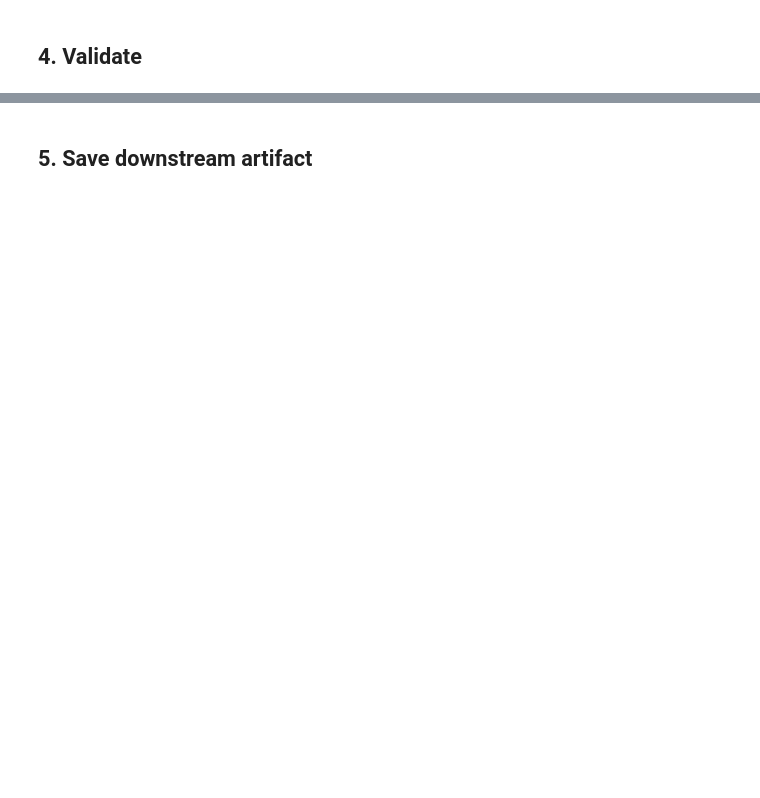
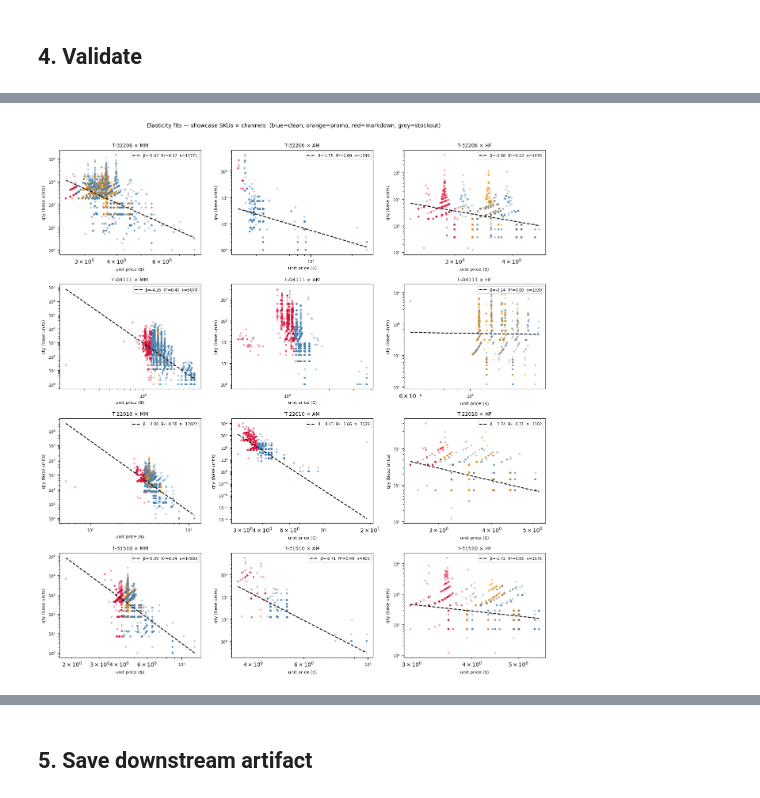
Before and after one commit to binkybarnes/pop_prompt2, a Jupyter notebook: pipeline/08_elasticity_curves.ipynb, the cells around one changed output, grey strips where cells are left out. Cells and saved outputs as stored; diff of their text form; code cells hidden in the pictures; blank space fills up the shorter version.

```diff
--- a/pipeline/08_elasticity_curves.ipynb
+++ b/pipeline/08_elasticity_curves.ipynb
@@ -11,14 +18,29 @@ For showcase SKUs, build color-coded scatter (blue/orange/red/grey) per channel
 # %% [markdown]
 ## 1. Imports
 # %%
+import sys
+from pathlib import Path
+
 import pandas as pd
 import numpy as np
-from pathlib import Path
+import matplotlib.pyplot as plt
 
 ROOT = Path.cwd().parent if Path.cwd().name == 'pipeline' else Path.cwd()
 DATA = ROOT / 'data'
 ART = ROOT / 'pipeline' / 'artifacts'
+FIG_DIR = ART / 'figures'
 ART.mkdir(parents=True, exist_ok=True)
+FIG_DIR.mkdir(parents=True, exist_ok=True)
+
+if str(ROOT) not in sys.path:
+    sys.path.insert(0, str(ROOT))
+
+# Thresholds for "we can actually fit a curve here"
+MIN_OBS          = 20    # minimum rows per (SKU, channel)
+MIN_LOG_PRICE_IQR = 0.1  # log(price) IQR — prevents fitting when price barely varies
+
+# Showcase SKUs for the scatter figure
+SHOWCASE = ['T-32206', 'F-04111', 'T-22010', 'T-31510']
 # %% [markdown]
 ## 2. Load upstream
 # %%
@@ -30,4 +134,72 @@ ART.mkdir(parents=True, exist_ok=True)
 # %% [markdown]
 ## 4. Validate
 # %%
-# TODO: shape checks, null checks, spot-check a few rows
+# ---- Check 1: showcase SKUs — every (SKU, channel) slope ------------------
+print('=== Showcase SKU elasticity slopes ===')
+show = elasticity[elasticity['ITEMNMBR'].isin(SHOWCASE)].sort_values(
+    ['ITEMNMBR', 'SALESCHANNEL'])
+cols = ['ITEMNMBR', 'SALESCHANNEL', 'n_obs', 'slope', 'r_squared',
+        'median_price', 'predicted_qty_at_median', 'is_low_data']
+print(show[cols].to_string(index=False))
+
+# ---- Check 2: per-channel slope summary -----------------------------------
+print('\n=== Slopes by channel (fitted cells only) ===')
+print(fit.groupby('SALESCHANNEL')['slope'].describe()[['count', 'mean', '50%', 'std']].to_string())
+
+# ---- Check 3: colored scatter grid — 4 showcase SKUs × 3 channels ---------
+def _color_dots(sub):
+    c = np.full(len(sub), 'steelblue', dtype=object)
+    c[sub['is_promo'].to_numpy()] = 'darkorange'
+    c[sub['is_markdown'].to_numpy()] = 'crimson'
+    c[sub['is_stockout_week'].fillna(False).astype(bool).to_numpy()] = 'lightgrey'
+    return c
+
+channels = ['MM', 'AM', 'HF']
+fig, axes = plt.subplots(len(SHOWCASE), len(channels), figsize=(13, 14))
+for i, sku in enumerate(SHOWCASE):
+    for j, chan in enumerate(channels):
+        ax = axes[i, j]
+        # Scatter uses ALL rows (including excluded-from-fit ones) so we can
+        # see stockouts greyed out against the fitted curve.
+        sub = sales[
+            (sales['ITEMNMBR'] == sku)
+            & (sales['SALESCHANNEL'] == chan)
+            & (sales['Unit_Price_adj'] > 0)
+            & (sales['QTY_BASE'] > 0)
+        ]
+        if len(sub) == 0:
+            ax.set_title(f'{sku} × {chan} — no data', fontsize=9)
+            ax.axis('off')
+            continue
+
+        ax.scatter(sub['Unit_Price_adj'], sub['QTY_BASE'],
+                   c=_color_dots(sub), alpha=0.4, s=12, edgecolor='none')
+        ax.set_xscale('log')
+        ax.set_yscale('log')
+
+        row = elasticity[(elasticity['ITEMNMBR'] == sku)
+                         & (elasticity['SALESCHANNEL'] == chan)]
+        if len(row) and not row['is_low_data'].iloc[0]:
+            sl = float(row['slope'].iloc[0])
+            ic = float(row['intercept'].iloc[0])
+            r2 = float(row['r_squared'].iloc[0])
+            xs = np.linspace(sub['Unit_Price_adj'].min(),
+                             sub['Unit_Price_adj'].max(), 100)
+            ys = np.exp(ic) * xs ** sl
+            ax.plot(xs, ys, 'k--', lw=1.5,
+                    label=f'β={sl:+.2f}  R²={r2:.2f}  n={int(row["n_obs"].iloc[0])}')
+            ax.legend(fontsize=7, loc='upper right')
+
+        ax.set_title(f'{sku} × {chan}', fontsize=9)
+        ax.set_xlabel('unit price ($)', fontsize=8)
+        ax.set_ylabel('qty (base units)', fontsize=8)
+        ax.tick_params(labelsize=7)
+
+fig.suptitle('Elasticity fits — showcase SKUs × channels  '
+             '(blue=clean, orange=promo, red=markdown, grey=stockout)',
+             fontsize=10, y=1.005)
+plt.tight_layout()
+plt.savefig(FIG_DIR / 'elasticity_showcase.png', dpi=110, bbox_inches='tight')
+plt.show()
+print(f'\nfigure saved: {FIG_DIR / "elasticity_showcase.png"}')
+# %% [output]
@@ -33,0 +223 @@ ART.mkdir(parents=True, exist_ok=True)
+[figure, added]
```
Also changed, not shown: parts of 5 cells of this notebook, 2 other files.
